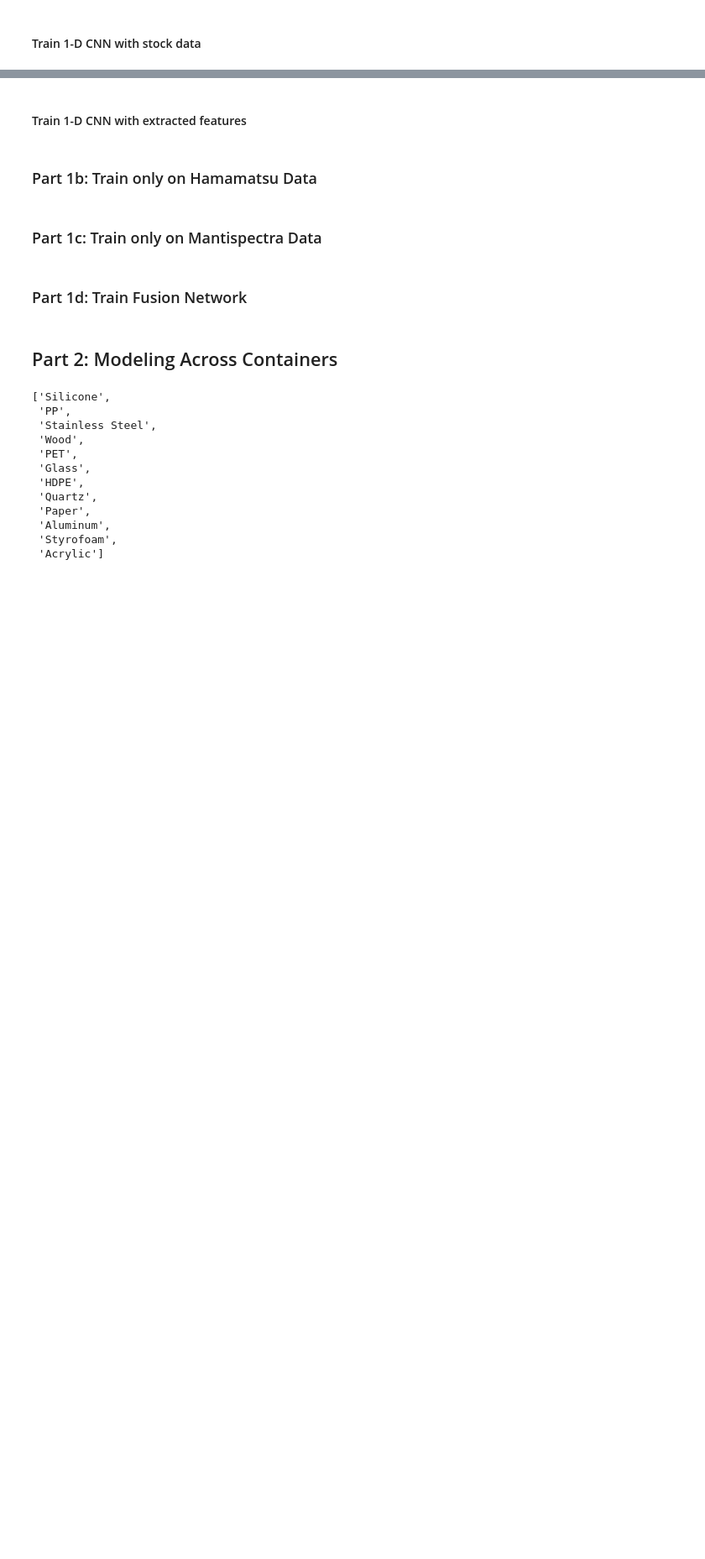
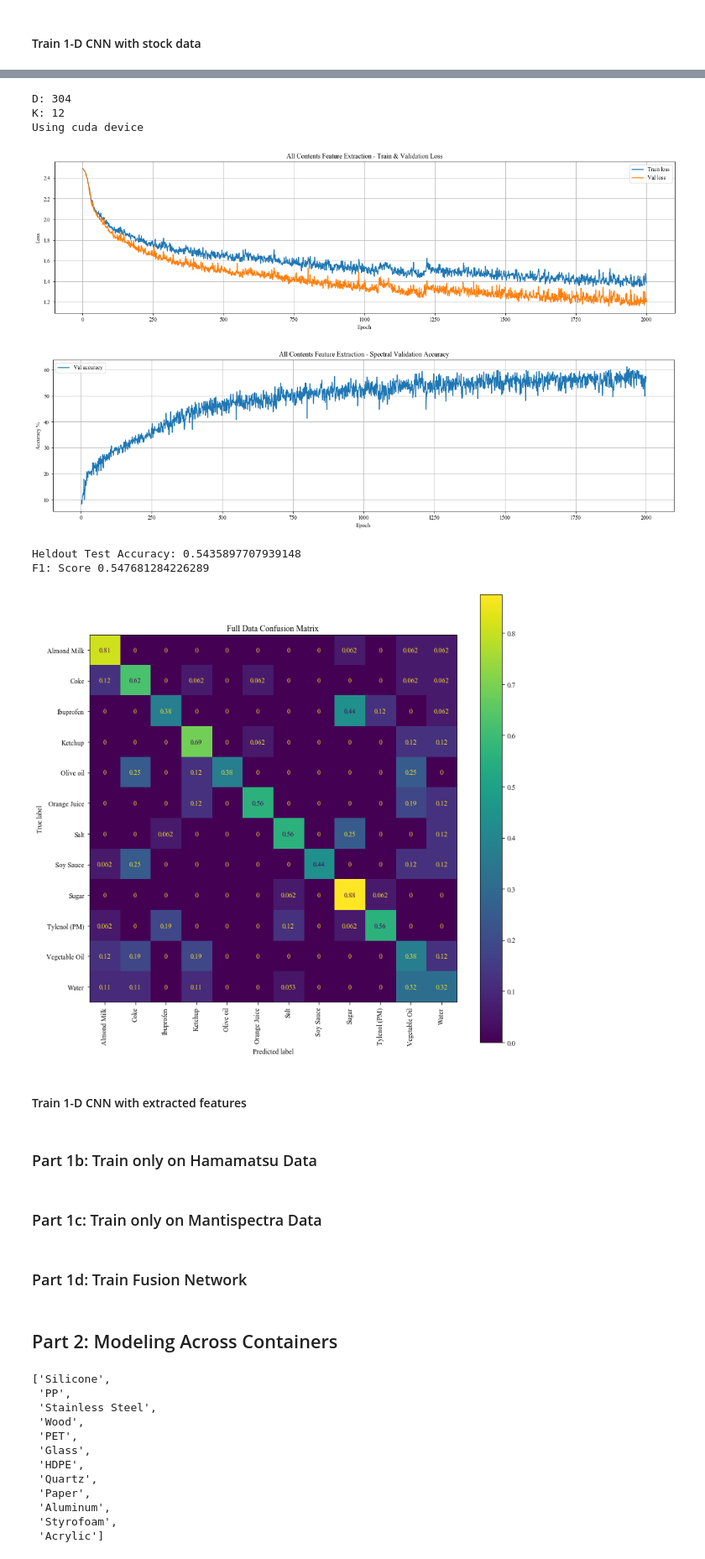
Before and after one commit to RIVeR-Lab/slurp_grasping, a Jupyter notebook: Liquid_Container_Data_Analysis.ipynb, the cells around one changed output, grey strips where cells are left out. Shown at 84% size. Drawn from its saved outputs; the diff is of its cells as text; code cells hidden in the pictures; blank space fills up the shorter version.

```diff
--- a/Liquid_Container_Data_Analysis.ipynb
+++ b/Liquid_Container_Data_Analysis.ipynb
@@ -726,3 +797,14 @@ model_master('1DCNN',all_data_cal,labels_cal,2000,'all_contents','All Contents -
+# %%
+model_master('mlp',all_data_deriv,labels_cal,2000,'all_contents_feature_deriv','All Contents Feature Extraction', hidden_layers=(50,50), sigma=0.005, trials=10)
+# %% [output]
+D: 304
+K: 12
+Using cuda device
+[figure, added]
+[figure, added]
+Heldout Test Accuracy: 0.5435897707939148
+F1: Score 0.547681284226289
+[figure, added]
 # %% [markdown]
 #### Train 1-D CNN with extracted features
 # %%
```
Also changed, not shown: parts of 12 cells of this notebook, 3 other files.
